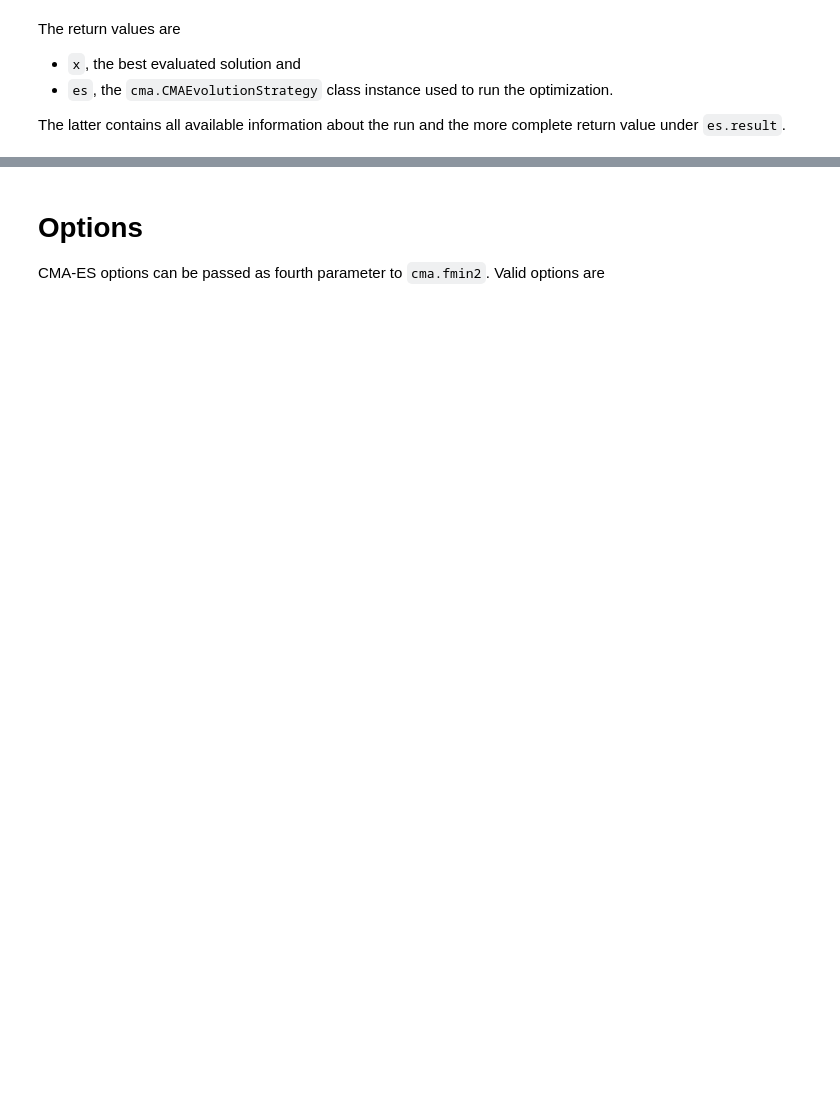
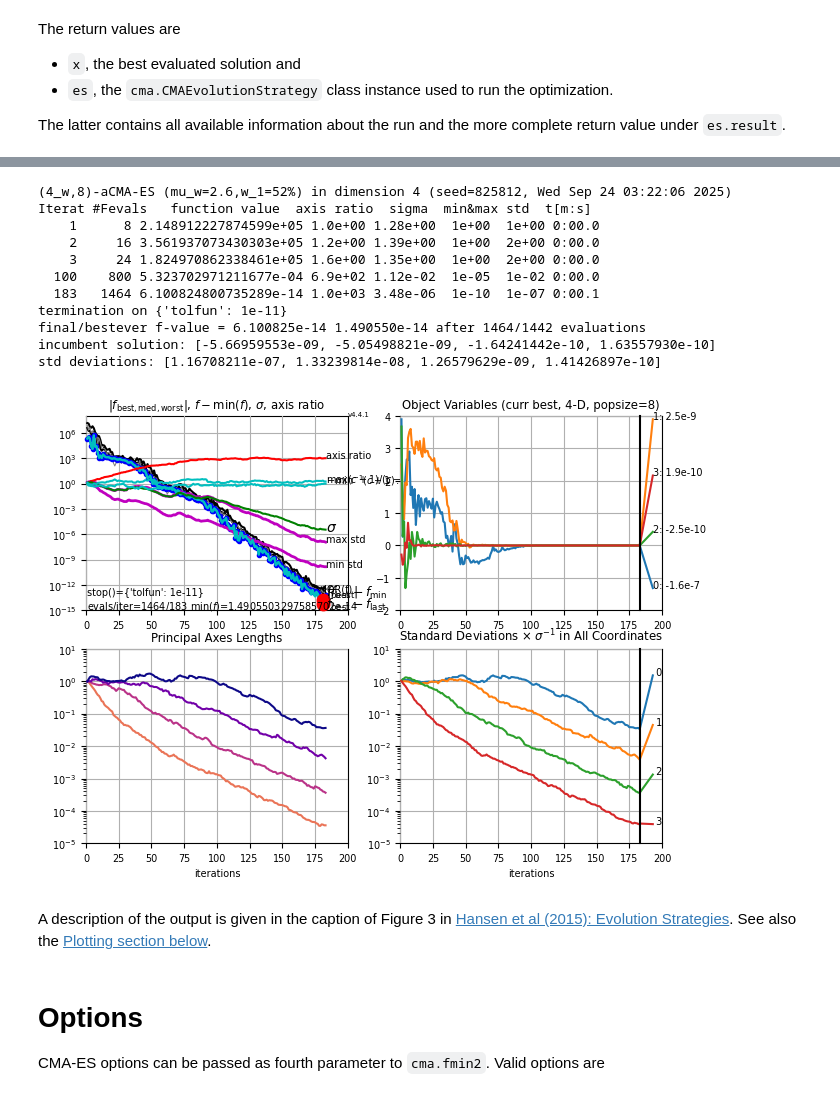
Before and after one commit to CMA-ES/pycma, a Jupyter notebook: notebooks/notebook-usecases-basics.ipynb, the cells around one changed output, grey strips where cells are left out. Saved outputs shown, nothing was run; the diff lists cells and outputs as text; code cells hidden in the pictures; blank space fills up the shorter version.

Commit message:
[notebooks] add small ask-and-tell section in basics

```diff
--- a/notebooks/notebook-usecases-basics.ipynb
+++ b/notebooks/notebook-usecases-basics.ipynb
@@ -62,3 +70,28 @@ CMAEvolutionStrategyResult(xbest=array([ 1.91047600e-08,  2.45249857e-09, -7.238
+# %%
+es = cma.CMAEvolutionStrategy(x0, sigma0)
+while not es.stop():
+    X = es.ask()
+    F = [fun(x) for x in X]
+    es.tell(X, F)
+    es.disp()
+    es.logger.add()  # write data for plotting
+es.result_pretty()
+es.plot();  # see below
+# %% [output]
+(4_w,8)-aCMA-ES (mu_w=2.6,w_1=52%) in dimension 4 (seed=825812, Wed Sep 24 03:22:06 2025)
+Iterat #Fevals   function value  axis ratio  sigma  min&max std  t[m:s]
+    1      8 2.148912227874599e+05 1.0e+00 1.28e+00  1e+00  1e+00 0:00.0
+    2     16 3.561937073430303e+05 1.2e+00 1.39e+00  1e+00  2e+00 0:00.0
+    3     24 1.824970862338461e+05 1.6e+00 1.35e+00  1e+00  2e+00 0:00.0
+  100    800 5.323702971211677e-04 6.9e+02 1.12e-02  1e-05  1e-02 0:00.0
+  183   1464 6.100824800735289e-14 1.0e+03 3.48e-06  1e-10  1e-07 0:00.1
+termination on {'tolfun': 1e-11}
+final/bestever f-value = 6.100825e-14 1.490550e-14 after 1464/1442 evaluations
+incumbent solution: [-5.66959553e-09, -5.05498821e-09, -1.64241442e-10, 1.63557930e-10]
+std deviations: [1.16708211e-07, 1.33239814e-08, 1.26579629e-09, 1.41426897e-10]
+[figure, added]
+# %% [markdown]
+A description of the output is given in the caption of Figure 3 in [Hansen et al (2015): Evolution Strategies](https://hal.inria.fr/hal-01155533/file/es-overview-2015.pdf#page=17). See also the [Plotting section below](#plotting).
 # %% [markdown]
 # Options
 CMA-ES options can be passed as fourth parameter to `cma.fmin2`. Valid options are
```
Also changed, not shown: parts of 24 cells of this notebook.
